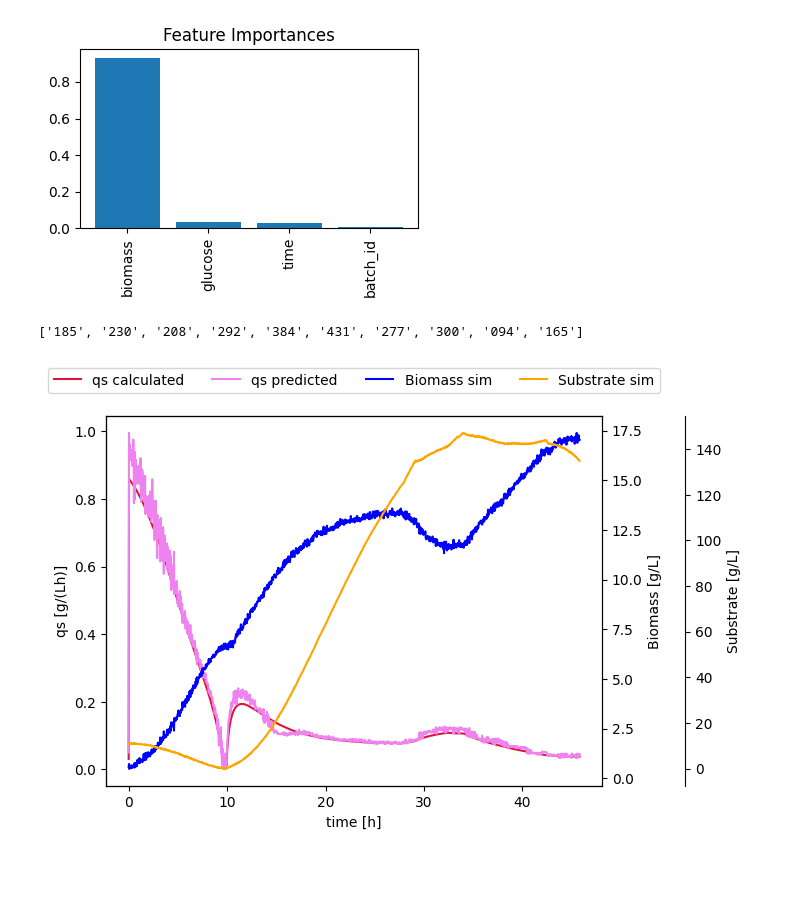
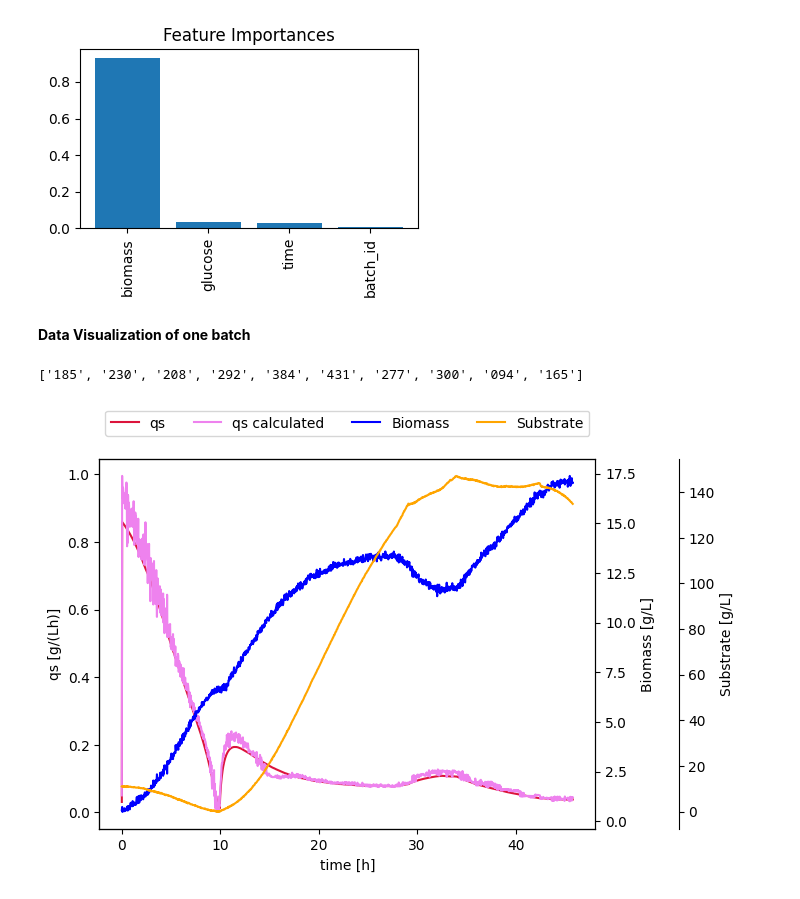
Before and after one commit to boripf/hybrid-model-corynebacterium, a Jupyter notebook: F_ML_qs_calculation.ipynb, the cells around one changed output. Drawn from its saved outputs; the diff is of its cells as text; code cells hidden in the pictures; blank space fills up the shorter version.

```diff
--- a/F_ML_qs_calculation.ipynb
+++ b/F_ML_qs_calculation.ipynb
@@ -12,5 +35,5 @@ pd.options.mode.chained_assignment = None  # Suppress the warning
 # %%
 # Load data
-df = pd.read_csv('data/generated data/df_500.csv')
+df = pd.read_csv('data/batch_no1/generated data/df_gen.csv')
 df.drop(['Unnamed: 0'], axis=1, inplace=True)
 # %%
@@ -103,6 +132,8 @@ plt.tight_layout()
 plt.show()
 # %% [output]
 [figure]
+# %% [markdown]
+**Data Visualization of one batch**
 # %%
 df_test_result = pd.DataFrame(X_test, columns=X_test.columns)
 df_test_result['qs'] = y_test
@@ -113,6 +144,6 @@ print(b_test[:10])
 ['185', '230', '208', '292', '384', '431', '277', '300', '094', '165']
 # %%
 df_one = df_test_result[df_test_result['batch_id'] == '300']
-show_plot(df_one)
+show_plot_qs(df_one)
 # %% [output]
-[figure, old version]
+[figure, new version]
```
Also changed, not shown: parts of 16 cells of this notebook, 2 other files.
